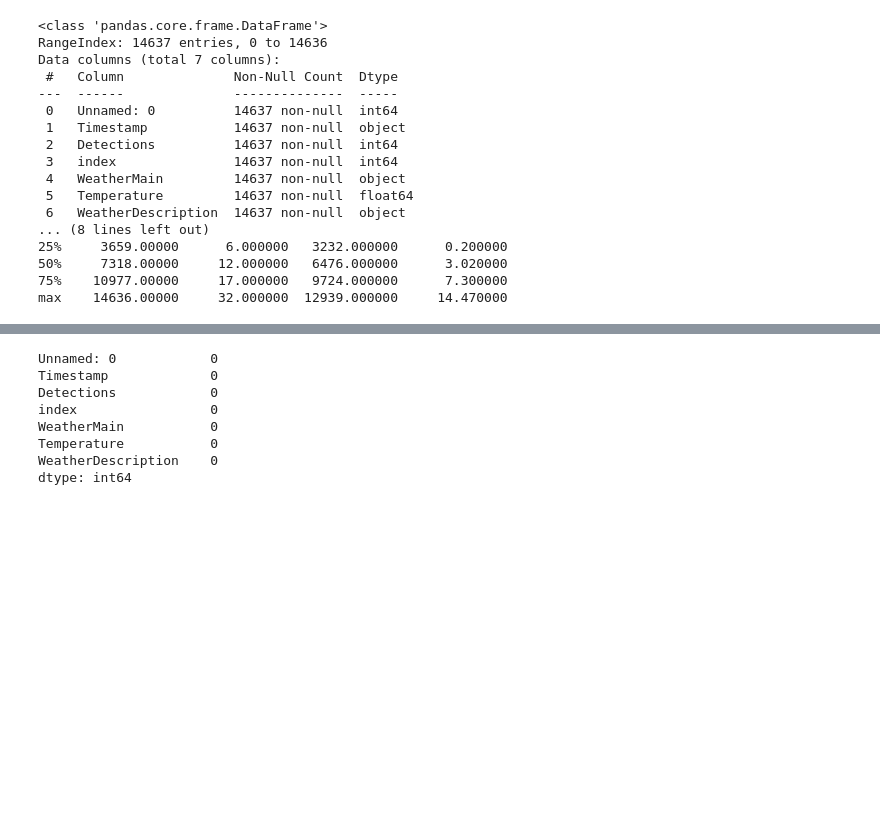
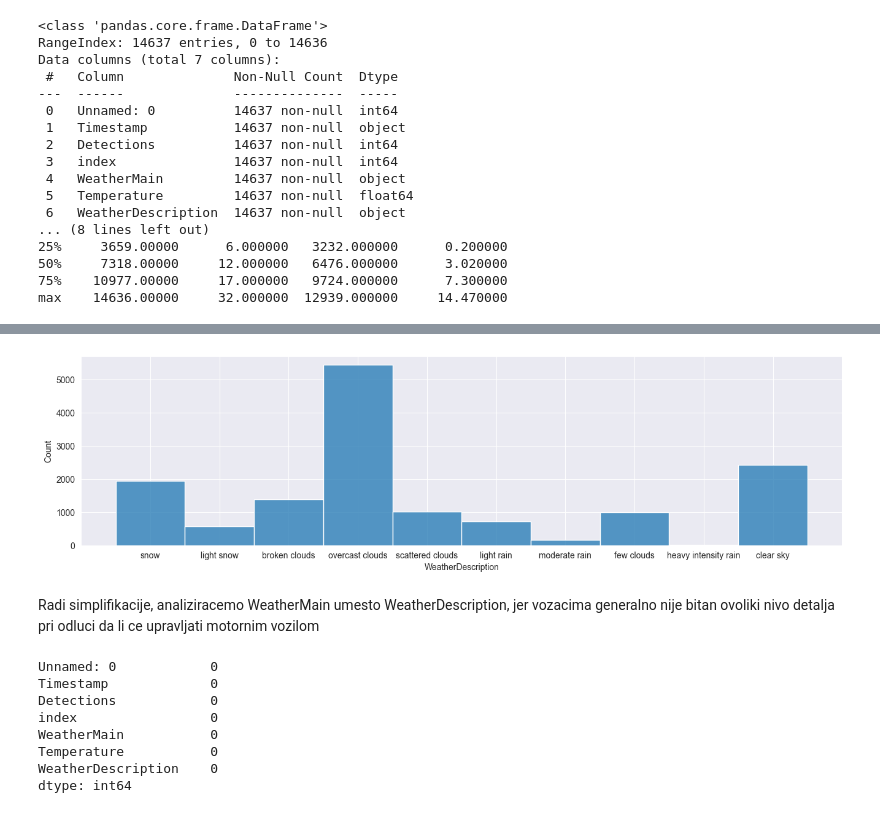
Before and after one commit to pavleglusac/SIAP-NM, a Jupyter notebook: eda.ipynb, the cells around one changed output, grey strips where cells are left out. Cells and saved outputs as stored; diff of their text form; code cells hidden in the pictures; blank space fills up the shorter version.

```diff
--- a/eda.ipynb
+++ b/eda.ipynb
@@ -44,3 +64,11 @@ max    14636.00000     32.000000  12939.000000     14.470000
+# %%
+plt.figure(figsize=(16, 4))
+sns.histplot(df['WeatherDescription'])
+plt.show()
+# %% [output]
+[figure, added]
+# %% [markdown]
+Radi simplifikacije, analiziracemo WeatherMain umesto WeatherDescription, jer vozacima generalno nije bitan ovoliki nivo detalja pri odluci da li ce upravljati motornim vozilom
 # %%
 print(df.isnull().sum())
 # %% [output]
```
Also changed, not shown: parts of 36 cells of this notebook, 4 other files.
